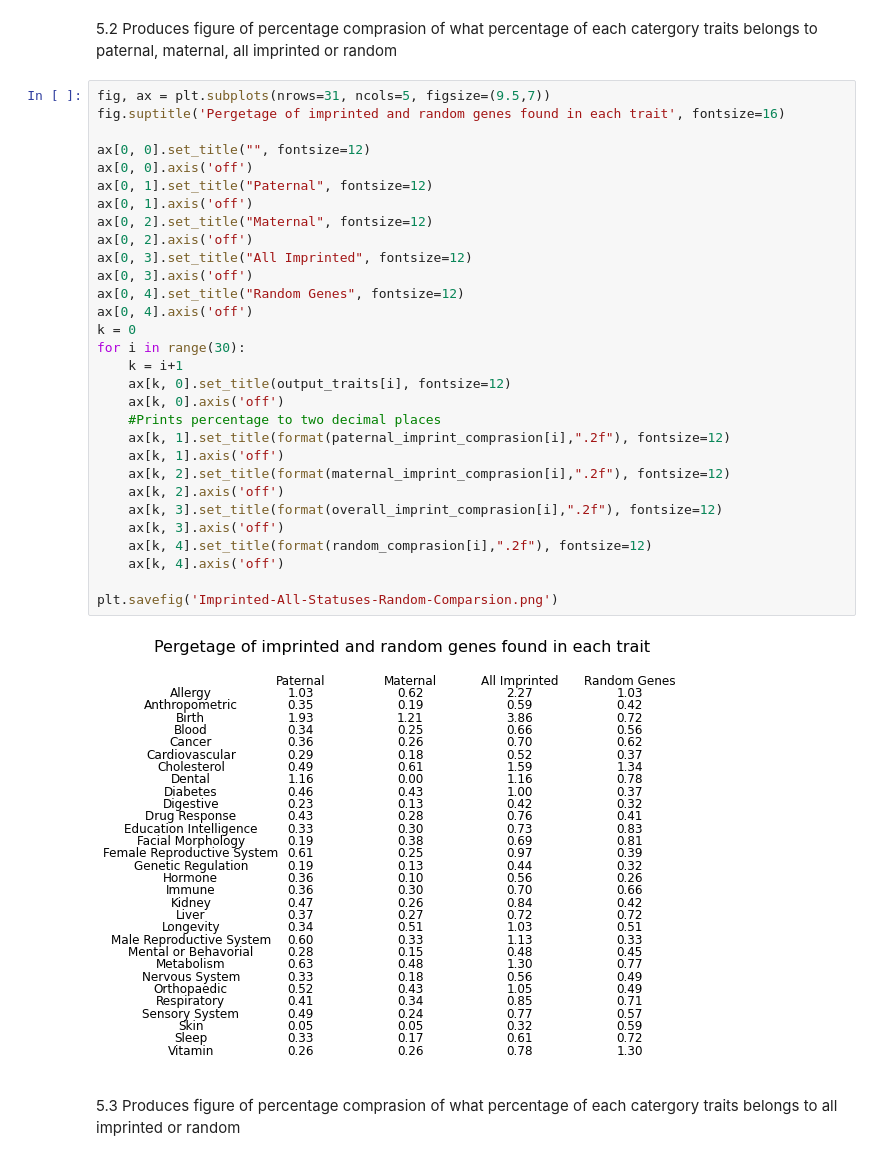
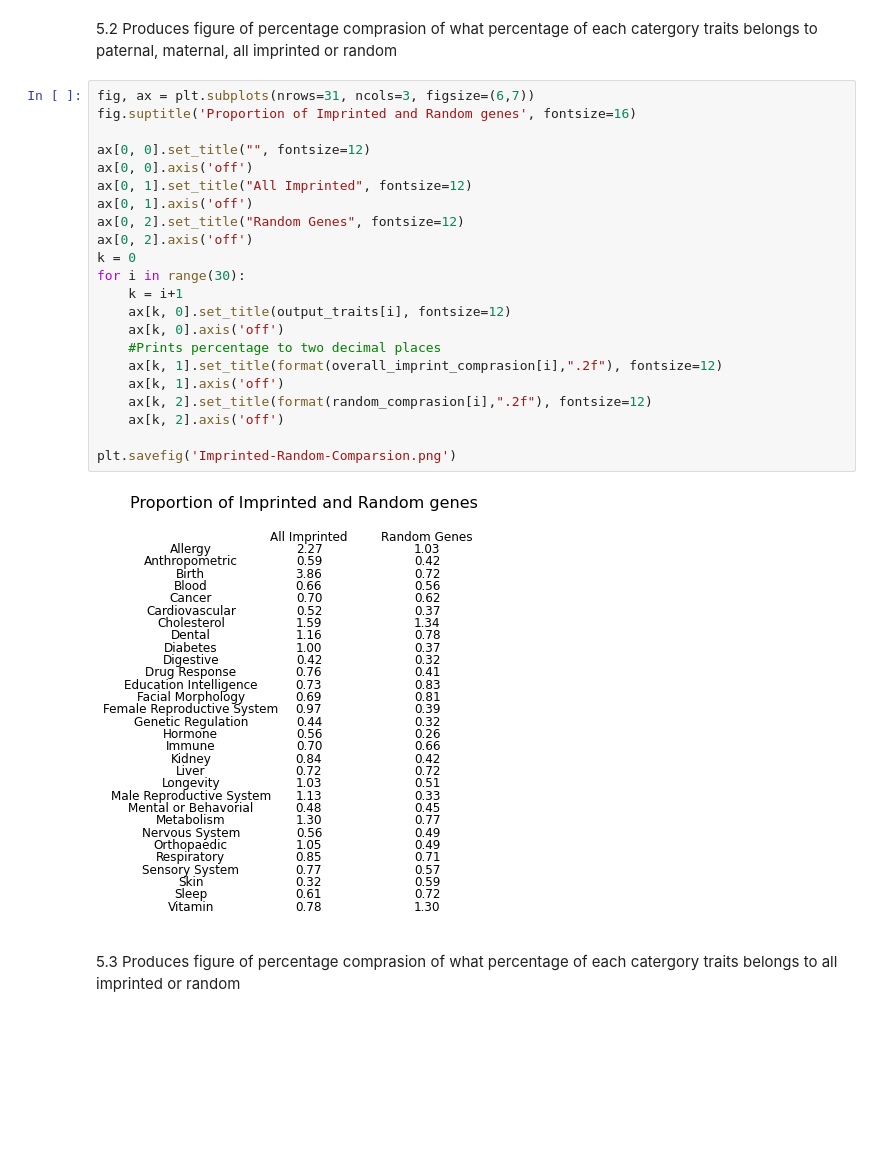
Before and after one commit to spanayotti/GD5999---Code, a Jupyter notebook: Imprinted_Gene_Analysis.ipynb, the cells around one changed output. Drawn from its saved outputs; the diff is of its cells as text; blank space fills up the shorter version.

```diff
--- a/Imprinted_Gene_Analysis.ipynb
+++ b/Imprinted_Gene_Analysis.ipynb
@@ -1563,37 +1563,29 @@ np.savetxt("Output/Random-comprasion/Perctanges-Random-Genes.csv", random_compra
 # %% [markdown]
 5.2 Produces figure of percentage comprasion of what percentage of each catergory traits belongs to paternal, maternal, all imprinted or random
 # %%
-fig, ax = plt.subplots(nrows=31, ncols=5, figsize=(9.5,7))
-fig.suptitle('Pergetage of imprinted and random genes found in each trait', fontsize=16)
+fig, ax = plt.subplots(nrows=31, ncols=3, figsize=(6,7))
+fig.suptitle('Proportion of Imprinted and Random genes', fontsize=16)
 
 ax[0, 0].set_title("", fontsize=12)
 ax[0, 0].axis('off')
-ax[0, 1].set_title("Paternal", fontsize=12)
+ax[0, 1].set_title("All Imprinted", fontsize=12)
 ax[0, 1].axis('off')
-ax[0, 2].set_title("Maternal", fontsize=12)
+ax[0, 2].set_title("Random Genes", fontsize=12)
 ax[0, 2].axis('off')
-ax[0, 3].set_title("All Imprinted", fontsize=12)
-ax[0, 3].axis('off')
-ax[0, 4].set_title("Random Genes", fontsize=12)
-ax[0, 4].axis('off')
 k = 0
 for i in range(30):
     k = i+1
     ax[k, 0].set_title(output_traits[i], fontsize=12)
     ax[k, 0].axis('off')
     #Prints percentage to two decimal places
-    ax[k, 1].set_title(format(paternal_imprint_comprasion[i],".2f"), fontsize=12)
+    ax[k, 1].set_title(format(overall_imprint_comprasion[i],".2f"), fontsize=12)
     ax[k, 1].axis('off')
-    ax[k, 2].set_title(format(maternal_imprint_comprasion[i],".2f"), fontsize=12)
+    ax[k, 2].set_title(format(random_comprasion[i],".2f"), fontsize=12)
     ax[k, 2].axis('off')
-    ax[k, 3].set_title(format(overall_imprint_comprasion[i],".2f"), fontsize=12)
-    ax[k, 3].axis('off')
-    ax[k, 4].set_title(format(random_comprasion[i],".2f"), fontsize=12)
-    ax[k, 4].axis('off')
 
-plt.savefig('Imprinted-All-Statuses-Random-Comparsion.png')
+plt.savefig('Imprinted-Random-Comparsion.png')
 # %% [output]
-[figure, old version]
+[figure, new version]
 # %% [markdown]
 5.3 Produces figure of percentage comprasion of what percentage of each catergory traits belongs to all imprinted or random
 # %%
```
Also changed, not shown: parts of 10 cells of this notebook.
